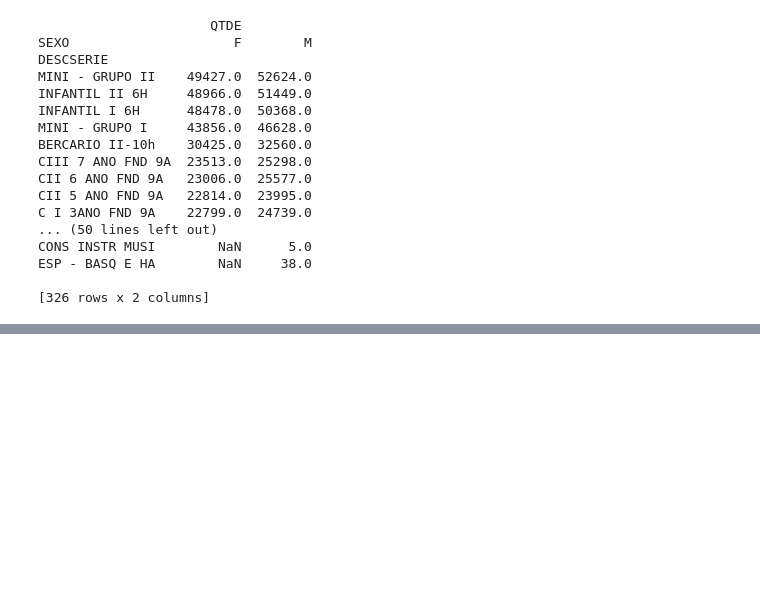
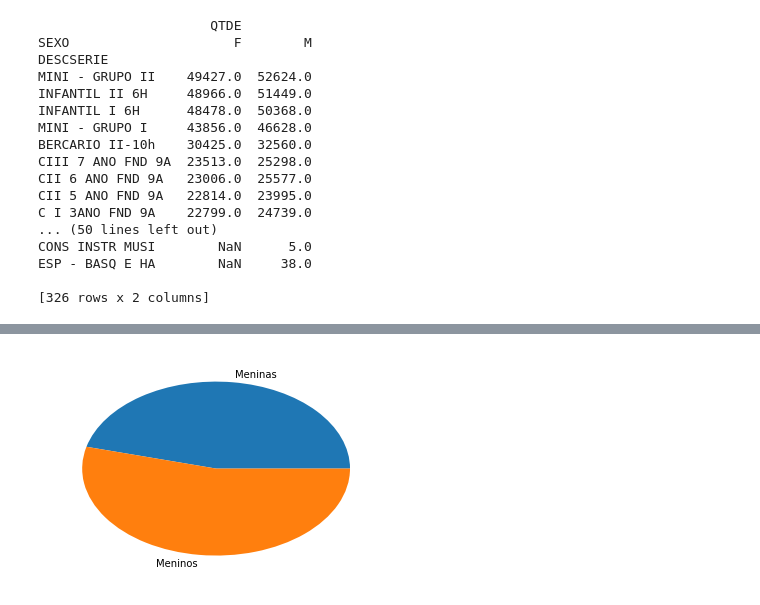
Before and after one commit to yambanis/MAC213, a Jupyter notebook: Python/Notebooks/Pandas.ipynb, the cells around one changed output, grey strips where cells are left out. Cells and saved outputs as stored; diff of their text form; code cells hidden in the pictures; blank space fills up the shorter version.

```diff
--- a/Python/Notebooks/Pandas.ipynb
+++ b/Python/Notebooks/Pandas.ipynb
@@ -354,0 +401,5 @@ ESP - BASQ E HA        NaN     38.0
+# %%
+plt.pie(mathClubSexo, labels = ['Meninas', 'Meninos'])
+plt.show()
+# %% [output]
+[figure, added]
```
Also changed, not shown: parts of 14 cells of this notebook, 1 other file.
